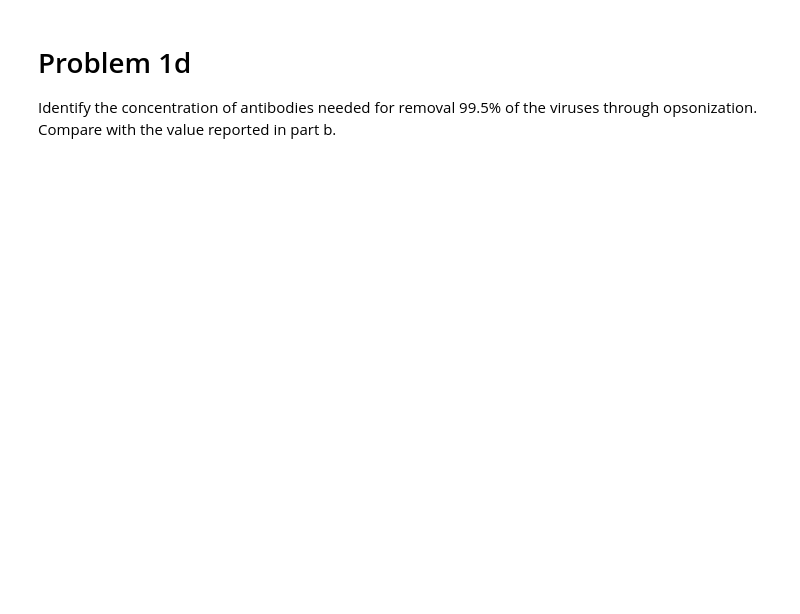
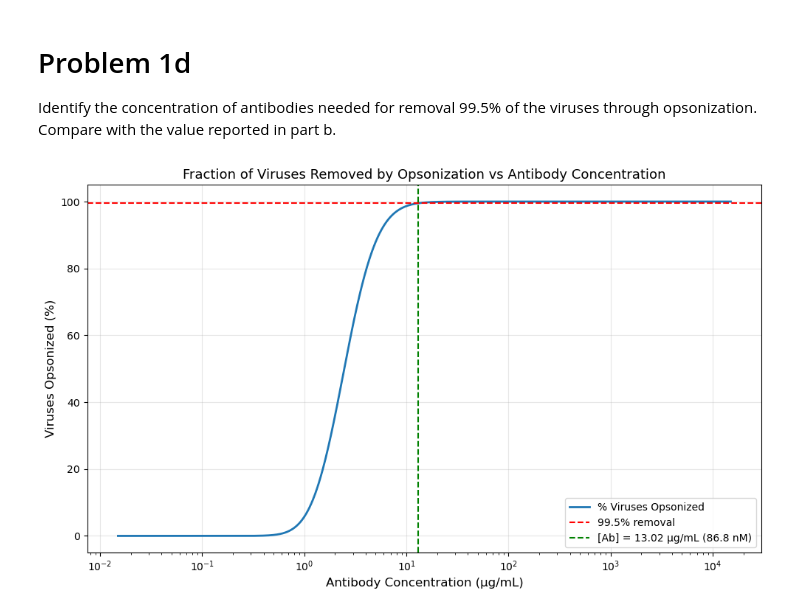
Before and after one commit to caterer-z-t/CHEN_5150, a Jupyter notebook: PS6/PS6.ipynb, the cells around one changed output. Saved outputs shown, nothing was run; the diff lists cells and outputs as text; code cells hidden in the pictures; blank space fills up the shorter version.

```diff
--- a/PS6/PS6.ipynb
+++ b/PS6/PS6.ipynb
@@ -143,52 +115,61 @@ Substituting θ = [Ab]/(Kd + [Ab]):
 
 Identify the concentration of antibodies needed for removal 99.5% of the viruses through opsonization. Compare with the value reported in part b.
 # %%
+import numpy as np
+import matplotlib.pyplot as plt
+from scipy.special import comb
 
-from scipy.optimize import fsolve
-from math import comb
+# Constants
+N = 12                                # Number of binding vertices on adenovirus 41
+threshold = 8                         # Minimum antibodies needed for opsonization
+Kd_nM = 10                            # Dissociation constant (nM)
+MW_antibody = 150000                  # ~150 kDa (g/mol)
+Kd_ugml = Kd_nM * MW_antibody * 1e-6  # Convert to µg/mL
 
-def percent_removal(Ab_nM, Kd=Kd_nM, n=12, m=8):
-    """Calculate % removal of viruses"""
-    theta = Ab_nM / (Kd + Ab_nM)
-    prob_opsonized = sum([comb(n, k) * theta**k * (1-theta)**(n-k)
-                          for k in range(m, n+1)])
-    return 100 * prob_opsonized
+# Antibody concentration range
+Ab_conc_nM   = np.logspace(-1, 5, 10000)
+Ab_conc_ugml = Ab_conc_nM * MW_antibody * 1e-6
 
-# Find antibody concentration for 99.5% removal
-target_removal = 99.5
+# Fractional saturation (single site)
+theta = Ab_conc_nM / (Kd_nM + Ab_conc_nM)
 
-def equation(Ab_nM):
-    return percent_removal(Ab_nM) - target_removal
+# Calculate fraction of viruses opsonized (at least 8 antibodies bound)
+i_values = np.arange(threshold, N + 1)  # i = 8, 9, 10, 11, 12
 
-import scipy.optimize as optimize
+f_opsonized = np.zeros_like(theta)
+for i in i_values:
+    f_opsonized += comb(N, i, exact=True) * (theta**i) * ((1 - theta)**(N - i))
 
-Ab_nM_solution = fsolve(equation, 100)[0]
-Ab_gml_solution = Ab_nM_solution * 1e-9 * MW_antibody / 1000
+# Find concentration at 99.5% removal
+target = 0.995
+idx = np.argmin(np.abs(f_opsonized - target))
+Ab_nM_at_target   = Ab_conc_nM[idx]
+Ab_ugml_at_target = Ab_conc_ugml[idx]
 
-print(f"[Ab] = {Ab_nM_solution:.2f} nM = {Ab_gml_solution:.6e} g/mL")
-print(f"Verification: % removal = {percent_removal(Ab_nM_solution):.2f}%")
+# Plot
+fig, ax = plt.subplots(figsize=(10, 6))
 
-# Compare with Part b
-# print(f"\nComparison:")
-# print(f"  Part b (θ = 0.995): [Ab] = {Ab_nM_at_target:.2f} nM = {Ab_gml_at_target:.6e} g/mL")
-# print(f"  Part d (99.5% removal): [Ab] = {Ab_nM_solution:.2f} nM = {Ab_gml_solution:.6e} g/mL")
-# print(f"  Ratio (Part d / Part b): {Ab_nM_solution/Ab_nM_at_target:.2f}")
+ax.semilogx(Ab_conc_ugml, f_opsonized * 100, linewidth=2, label='% Viruses Opsonized')
 
-# Plot % removal vs concentration
-Ab_range_nM = np.logspace(-1, 4, 1000)
-removal = [percent_removal(Ab) for Ab in Ab_range_nM]
-Ab_range_gml = Ab_range_nM * 1e-9 * MW_antibody / 1000
+ax.axhline(y=99.5, color='red',   linestyle='--', label='99.5% removal')
+ax.axvline(x=Ab_ugml_at_target, color='green', linestyle='--',
+           label=f'[Ab] = {Ab_ugml_at_target:.2f} µg/mL ({Ab_nM_at_target:.1f} nM)')
 
-plt.figure(figsize=(10, 6))
-plt.semilogx(Ab_range_gml, removal, 'b-', linewidth=2)
-plt.axhline(y=99.5, color='r', linestyle='--', label='99.5% removal')
-plt.axvline(x=Ab_gml_solution, color='g', linestyle='--',
-            label=f'[Ab] = {Ab_gml_solution:.6e} g/mL')
-plt.xlabel('Antibody Concentration (g/mL)', fontsize=12)
-plt.ylabel('% Virus Removal', fontsize=12)
-plt.title('Virus Removal vs Antibody Concentration', fontsize=14)
-plt.grid(True, alpha=0.3)
-plt.legend()
+ax.set_xlabel('Antibody Concentration (µg/mL)', fontsize=12)
+ax.set_ylabel('Viruses Opsonized (%)', fontsize=12)
+ax.set_title('Fraction of Viruses Removed by Opsonization vs Antibody Concentration', fontsize=13)
+ax.grid(True, alpha=0.3)
+ax.legend()
 plt.tight_layout()
 plt.show()
+
+# Output
+print(f"Kd = {Kd_nM} nM = {Kd_ugml:.3f} µg/mL")
+print(f"\nPart d — 99.5% virus opsonization:")
+print(f"  [Ab] = {Ab_nM_at_target:.2f} nM")
+print(f"  [Ab] = {Ab_ugml_at_target:.3f} µg/mL")
+print(f"\nPart b — 99.5% site saturation:")
+print(f"  [Ab] = {0.995 * Kd_nM / 0.005:.2f} nM")
+print(f"  [Ab] = {0.995 * Kd_ugml / 0.005:.3f} µg/mL")
 # %% [output]
+[figure, new version]
```
Also changed, not shown: parts of 26 cells of this notebook, 3 other files.
